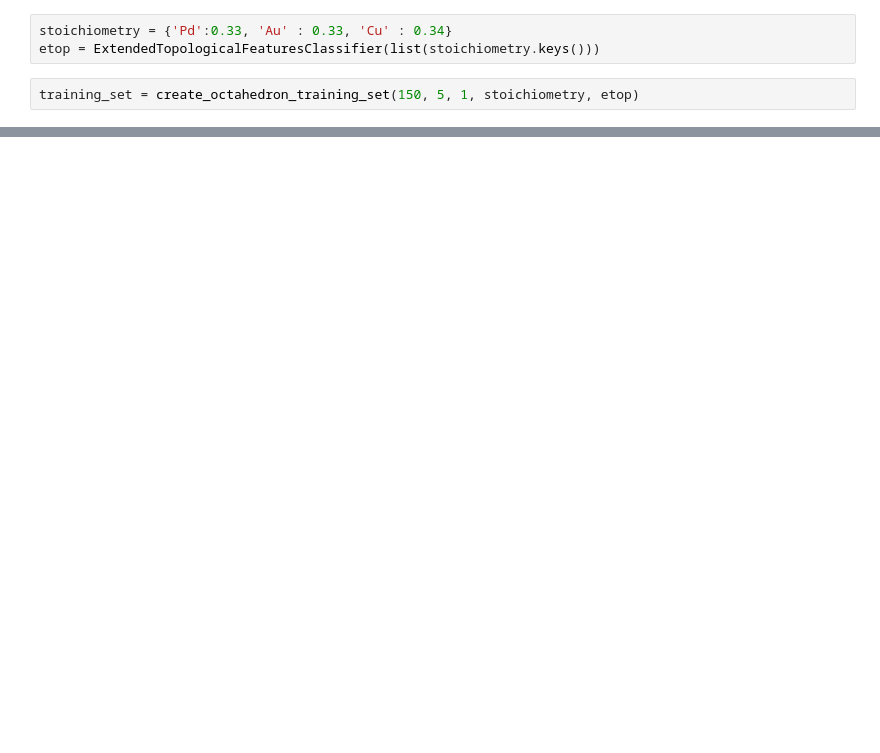
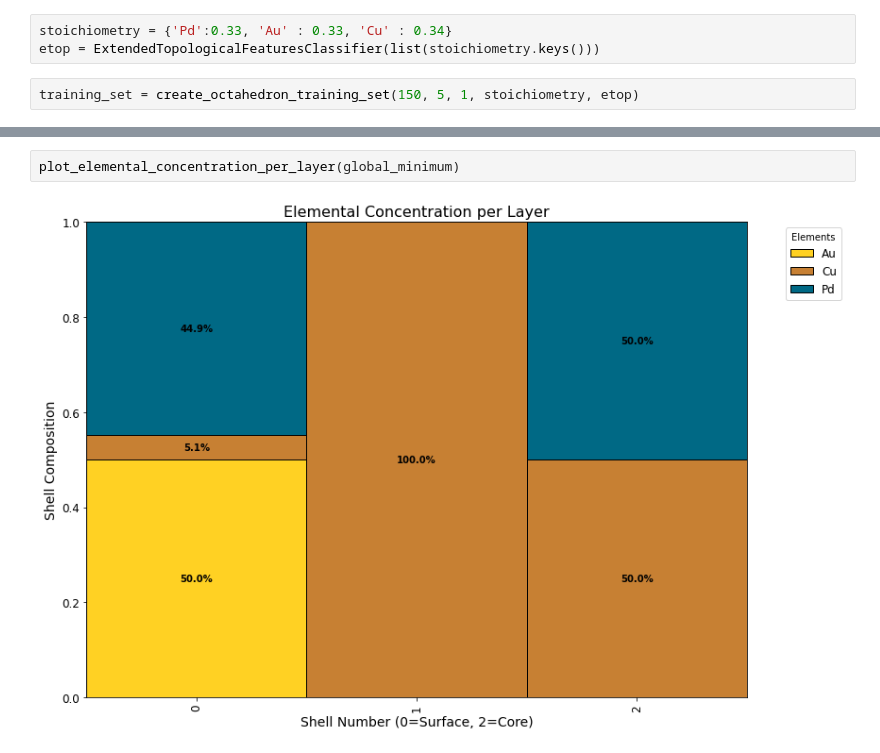
Before and after one commit to farrisric/npl, a Jupyter notebook: examples/multimemetal_optimization.ipynb, the cells around one changed output, grey strips where cells are left out. Cells and saved outputs as stored; diff of their text form; blank space fills up the shorter version.

```diff
--- a/examples/multimemetal_optimization.ipynb
+++ b/examples/multimemetal_optimization.ipynb
@@ -118,0 +119,4 @@ TypeError: plot_elemental_concentration_per_layer() missing 2 required positiona
+# %%
+plot_elemental_concentration_per_layer(global_minimum)
+# %% [output]
+[figure, added]
```
Also changed, not shown: parts of 7 cells of this notebook, 3 other files.
